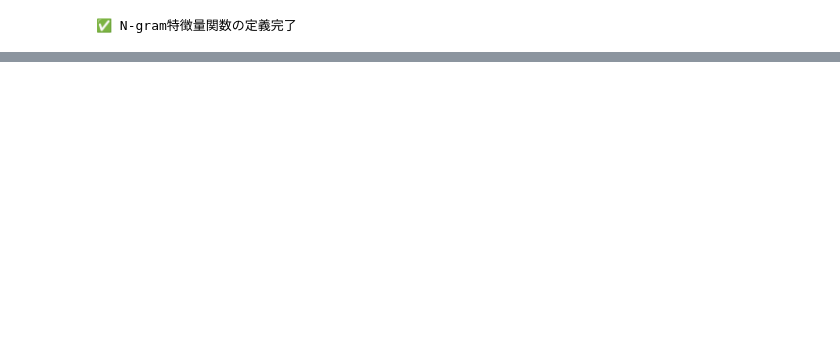
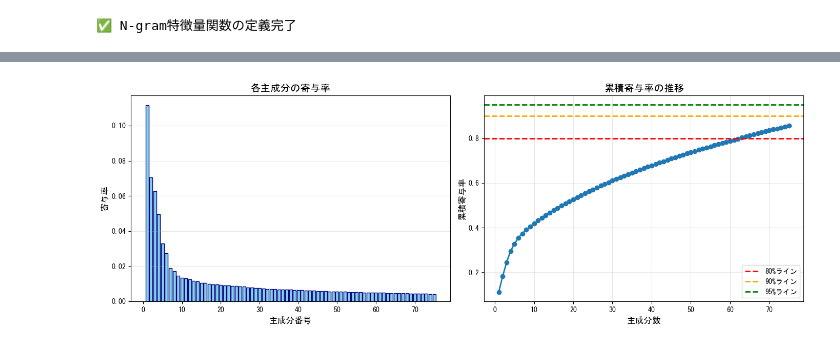
Before and after one commit to urutims/ttc_python_statistics5, a Jupyter notebook: author_clf.ipynb, the cells around one changed output, grey strips where cells are left out. Drawn from its saved outputs; the diff is of its cells as text; code cells hidden in the pictures; blank space fills up the shorter version.

```diff
--- a/author_clf.ipynb
+++ b/author_clf.ipynb
@@ -334,7 +348,9 @@ print("=" * 70)
 print("データ読み込み開始")
 print("=" * 70)
 
-df = pd.read_csv('./clean_author.csv')
+# df = pd.read_csv('./clean_author.csv')
+# df = pd.read_csv('clean_author_add.csv')
+df = pd.read_csv('clean_author_split_500.csv')
 print(f"📂 元のデータ形状: {df.shape}")
 print(f"📊 作者数: {df['author'].nunique()}")
 print(f"📝 作者別データ数:\n{df['author'].value_counts()}")
@@ -892,0 +1226,77 @@ print("\n✅ 可視化完了")
+# %%
+# PCAの寄与率分析（最後の実験のPCAを使用）
+if 'Random Forest' in results and results['Random Forest']['pca'] is not None:
+    print("=" * 70)
+    print("🔬 PCA次元削減の詳細分析")
+    print("=" * 70)
+
+    pca = results['Random Forest']['pca']
+
+    print(f"\n【PCAの情報】")
+    print(f"  - 元の次元数: 150次元（N-gram特徴量）")
+    print(f"  - 削減後の次元数: {pca.n_components_}次元")
+    print(f"  - 累積寄与率: {pca.explained_variance_ratio_.sum():.2%}")
+    print(f"  - 情報の損失: {(1 - pca.explained_variance_ratio_.sum()):.2%}")
+
+    print(f"\n【主成分ごとの寄与率（上位10個）】")
+    for i, ratio in enumerate(pca.explained_variance_ratio_[:10]):
+        cumsum = pca.explained_variance_ratio_[:i+1].sum()
+        print(f"  PC-{i+1}: {ratio:.4f} (累積: {cumsum:.4f})")
+
+    # 寄与率のプロット
+    plt.figure(figsize=(14, 5))
+
+    # 左: 個別寄与率
+    plt.subplot(1, 2, 1)
+    plt.bar(range(1, len(pca.explained_variance_ratio_)+1),
+            pca.explained_variance_ratio_,
+            color='skyblue',
+            edgecolor='navy')
+    plt.xlabel('主成分番号', fontsize=12)
+    plt.ylabel('寄与率', fontsize=12)
+    plt.title('各主成分の寄与率', fontsize=14, fontweight='bold')
+    plt.grid(alpha=0.3, axis='y')
+
+    # 右: 累積寄与率
+    plt.subplot(1, 2, 2)
+    cumsum = np.cumsum(pca.explained_variance_ratio_)
+    plt.plot(range(1, len(cumsum)+1), cumsum, marker='o', linewidth=2, markersize=6)
+    plt.axhline(y=0.8, color='r', linestyle='--', linewidth=2, label='80%ライン')
+    plt.axhline(y=0.9, color='orange', linestyle='--', linewidth=2, label='90%ライン')
+    plt.axhline(y=0.95, color='green', linestyle='--', linewidth=2, label='95%ライン')
+    plt.xlabel('主成分数', fontsize=12)
+    plt.ylabel('累積寄与率', fontsize=12)
+    plt.title('累積寄与率の推移', fontsize=14, fontweight='bold')
+    plt.legend(fontsize=10)
+    plt.grid(alpha=0.3)
+
+    plt.tight_layout()
+    plt.show()
+
+    # 推奨される主成分数を提案
+    n_for_80 = np.argmax(cumsum >= 0.80) + 1 if any(cumsum >= 0.80) else len(cumsum)
+    n_for_90 = np.argmax(cumsum >= 0.90) + 1 if any(cumsum >= 0.90) else len(cumsum)
+    n_for_95 = np.argmax(cumsum >= 0.95) + 1 if any(cumsum >= 0.95) else len(cumsum)
+
+    print(f"\n【情報量別の推奨主成分数】")
+    print(f"  - 80%の情報を保持するには: {n_for_80}次元")
+    print(f"  - 90%の情報を保持するには: {n_for_90}次元")
+    print(f"  - 95%の情報を保持するには: {n_for_95}次元")
+    print(f"  - 現在の設定: {pca.n_components_}次元 (累積寄与率: {cumsum[pca.n_components_-1]:.2%})")
+
+    print("\n【解釈】")
+    current_ratio = pca.explained_variance_ratio_.sum()
+    if current_ratio >= 0.95:
+        print(f"  ✅ 優秀: 元の情報の{current_ratio:.1%}を保持しています。")
+    elif current_ratio >= 0.90:
+        print(f"  ✅ 良好: 元の情報の{current_ratio:.1%}を保持しています。")
+    elif current_ratio >= 0.80:
+        print(f"  ⚠️  許容範囲: 元の情報の{current_ratio:.1%}を保持しています。")
+    else:
+        print(f"  ⚠️  要注意: 元の情報の{current_ratio:.1%}しか保持していません。")
+        print(f"     より多くの主成分を使用することを検討してください。")
+
+    print("=" * 70)
+else:
+    print("⚠️ PCA情報が利用できません。")
+# %% [output]
@@ -892,0 +1320 @@ print("\n✅ 可視化完了")
+[figure, added]
```
Also changed, not shown: parts of 30 cells of this notebook, 6 other files.
